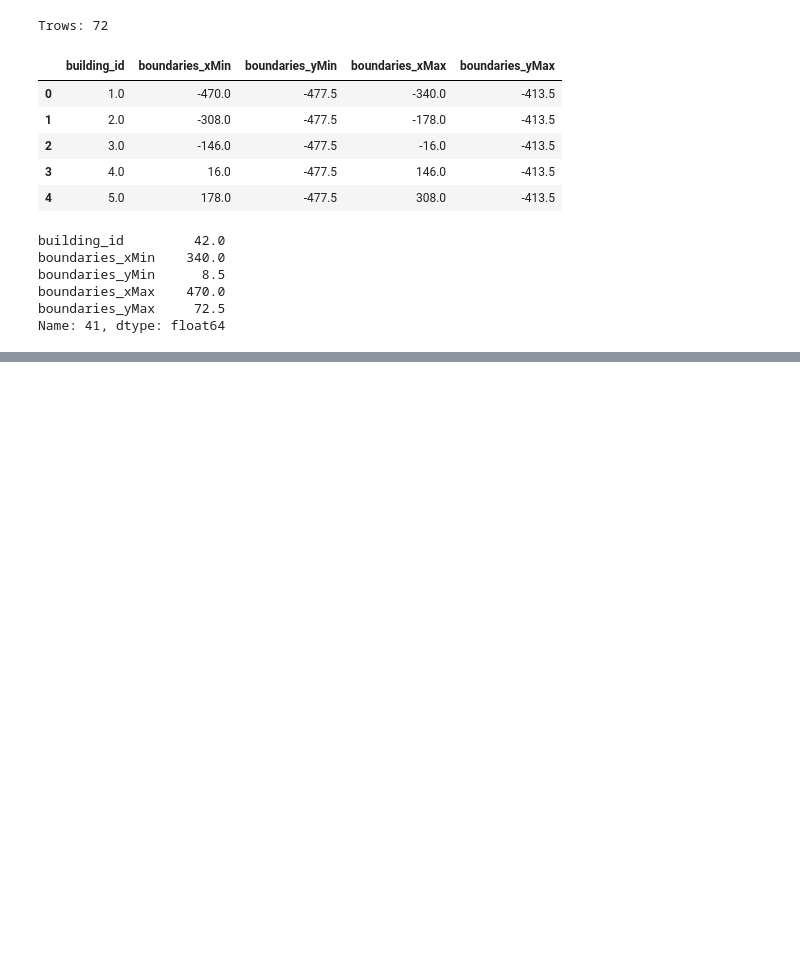
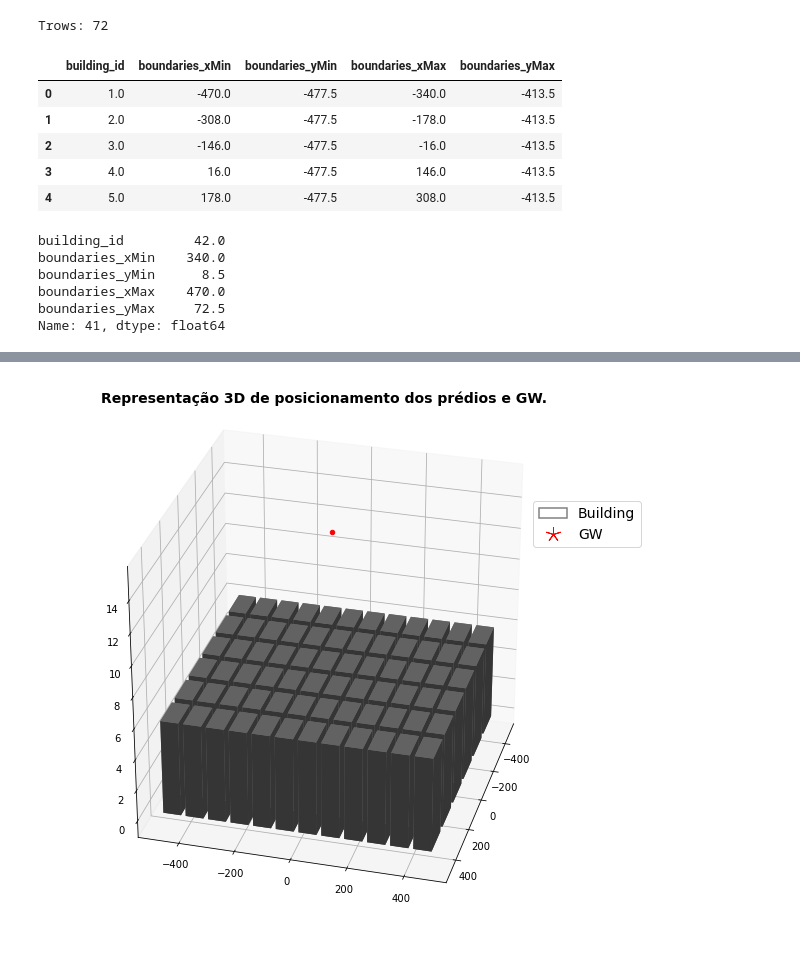
Before and after one commit to wasp-lahis/Coleta_Residuos, a Jupyter notebook: NS3/Buildings_map.ipynb, the cells around one changed output, grey strips where cells are left out. Drawn from its saved outputs; the diff is of its cells as text; code cells hidden in the pictures; blank space fills up the shorter version.

```diff
--- a/NS3/Buildings_map.ipynb
+++ b/NS3/Buildings_map.ipynb
@@ -333,0 +350,97 @@ plt.show()
+# %%
+# Three-Dimensional Plotting in Matplotlib
+# https://jakevdp.github.io/PythonDataScienceHandbook/04.12-three-dimensional-plotting.html
+
+
+fig = plt.figure(figsize=(10,10))
+ax = plt.axes(projection="3d")
+
+num_bars = len(buindings_df)
+
+x_pos = [ buindings_df.iloc[i].boundaries_xMin for i in range (len(buindings_df)) ]
+y_pos = [ buindings_df.iloc[i].boundaries_yMin for i in range (len(buindings_df)) ]
+
+
+x_size = [ (buindings_df.iloc[i].boundaries_xMax - buindings_df.iloc[i].boundaries_xMin) for i in range (len(buindings_df))]
+y_size = [ (buindings_df.iloc[i].boundaries_yMax - buindings_df.iloc[i].boundaries_yMin) for i in range (len(buindings_df))]
+
+z_pos = [0] * num_bars
+z_size = 6
+
+# print("x_pos:", x_pos, "\n")
+# print("y_pos:", y_pos, "\n")
+# print("z_pos:", z_pos, "\n")
+
+# print("x_size:", x_size, "\n")
+# print("y_size:", y_size, "\n")
+# print("z_size:", z_size, "\n")
+
+
+
+# draw buildings
+ax.bar3d(x_pos, y_pos, z_pos, x_size, y_size, z_size, color='gray')
+
+
+# draw ED
+
+ed_z = 1
+colors = ['y','orange', 'green', 'blue', 'purple', 'black']
+for i in range (7, 7+ len(colors)):
+    if i == 7:
+        for x,y in zip(eds_x_sf7, eds_y_sf7):
+            ax.scatter3D(x, y, ed_z,  color = colors[abs(7-i)]);
+    elif i == 8:
+        for x,y in zip(eds_x_sf8, eds_y_sf8):
+            ax.scatter3D(x, y, ed_z,  color = colors[abs(7-i)]);
+    elif i == 9:
+        for x,y in zip(eds_x_sf9, eds_y_sf9):
+            ax.scatter3D(x, y, ed_z,  color = colors[abs(7-i)]);
+    elif i == 10:
+        for x,y in zip(eds_x_sf10, eds_y_sf10):
+            ax.scatter3D(x, y, ed_z,  color = colors[abs(7-i)]);
+    elif i == 11:
+        for x,y in zip(eds_x_sf11, eds_y_sf11):
+            ax.scatter3D(x, y, ed_z,  color = colors[abs(7-i)]);
+    elif i == 12:
+        for x,y in zip(eds_x_sf12, eds_y_sf12):
+            ax.scatter3D(x, y, ed_z,  color = colors[abs(7-i)]);
+
+
+# draw GW
+
+ax.scatter3D(0, 0, 15,  color='red');
+
+legend_lines = []
+
+# legend settings per plot
+legend_lines.append(rect)
+
+
+scatter_lgd_lines = mlines.Line2D([], [],
+                              color = 'white',
+                              marker = (5,2),
+                              markeredgecolor = 'red',
+                              markeredgewidth = 1,
+                              markerfacecolor = 'red',
+                              markersize = 15,
+                              label = 'GW')
+
+legend_lines.append(scatter_lgd_lines)
+
+ax.legend(handles=[line for line in legend_lines], loc="upper right", bbox_to_anchor=(1.08, 0.8), prop={'size': 14})
+
+
+
+
+ax.view_init(30, 15)
+# ax.view_init(90, 20)
+
+
+ttl = ax.title
+ttl.set_position([.5, 1.04])
+plt.title('Representação 3D de posicionamento dos prédios e GW.',fontweight='bold',fontsize=14)
+plt.show()
+
+# fig.savefig('rep_3D_predios_gw.png',bbox_inches='tight')
+# %% [output]
+[figure, added]
```
Also changed, not shown: parts of 10 cells of this notebook, 10 other files.
